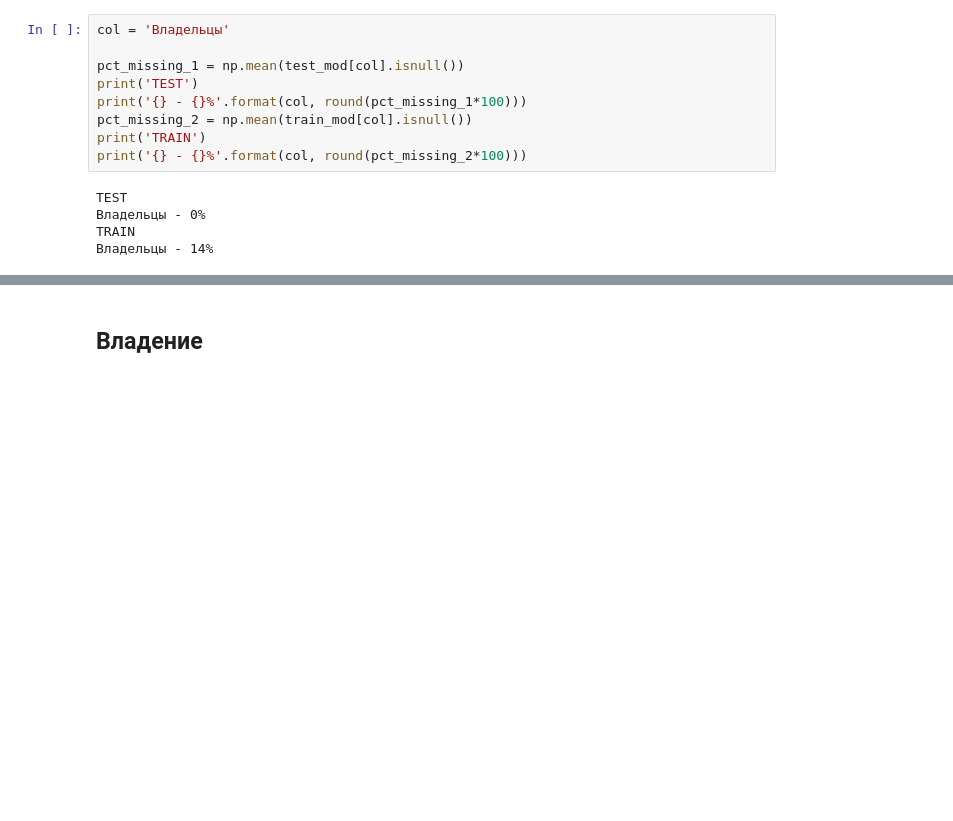
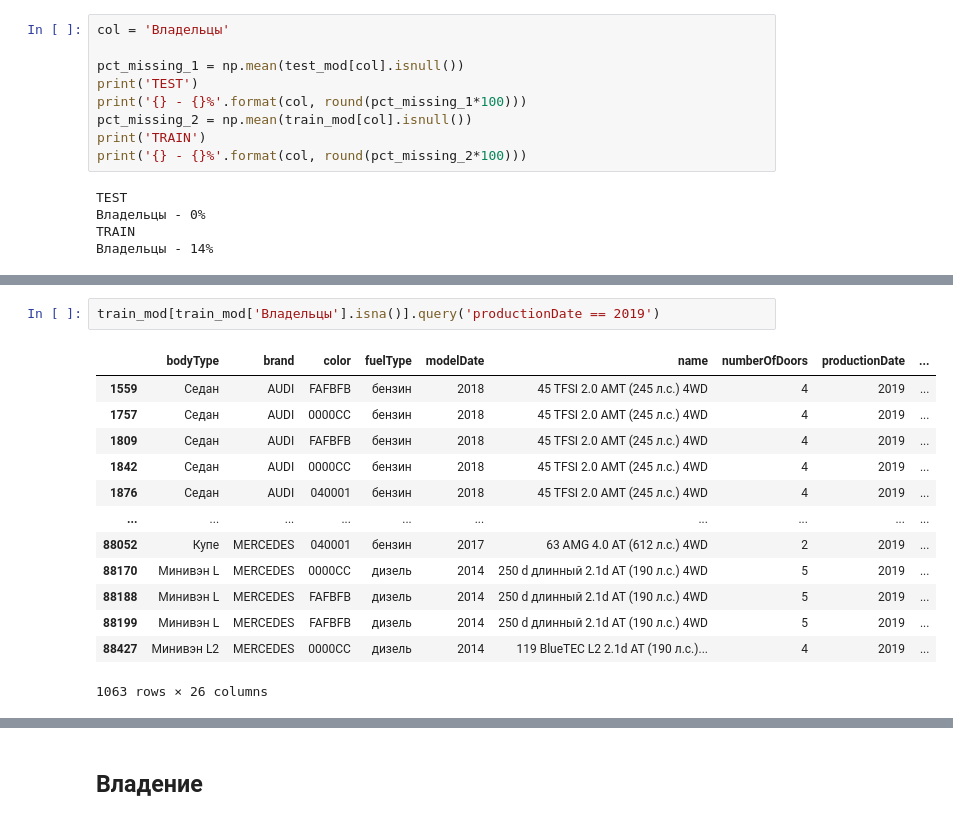
Before and after one commit to Sly-Dog/auto_pricing, a Jupyter notebook: secondary_notebooks/Preprocessing_and_thoughts.ipynb, the cells around one changed output, grey strips where cells are left out. Saved outputs shown, nothing was run; the diff lists cells and outputs as text; blank space fills up the shorter version.

```diff
--- a/secondary_notebooks/Preprocessing_and_thoughts.ipynb
+++ b/secondary_notebooks/Preprocessing_and_thoughts.ipynb
@@ -742,0 +803,16 @@ TRAIN
+# %%
+train_mod[train_mod['Владельцы'].isna()].query('productionDate == 2019')
+# %% [output]
+|  | bodyType | brand | color | fuelType | modelDate | name | numberOfDoors | productionDate | ... |
+| 1559 | Седан | AUDI | FAFBFB | бензин | 2018 | 45 TFSI 2.0 AMT (245 л.с.) 4WD | 4 | 2019 | ... |
+| 1757 | Седан | AUDI | 0000CC | бензин | 2018 | 45 TFSI 2.0 AMT (245 л.с.) 4WD | 4 | 2019 | ... |
+| 1809 | Седан | AUDI | FAFBFB | бензин | 2018 | 45 TFSI 2.0 AMT (245 л.с.) 4WD | 4 | 2019 | ... |
+| 1842 | Седан | AUDI | 0000CC | бензин | 2018 | 45 TFSI 2.0 AMT (245 л.с.) 4WD | 4 | 2019 | ... |
+| 1876 | Седан | AUDI | 040001 | бензин | 2018 | 45 TFSI 2.0 AMT (245 л.с.) 4WD | 4 | 2019 | ... |
+| ... | ... | ... | ... | ... | ... | ... | ... | ... | ... |
+| 88052 | Купе | MERCEDES | 040001 | бензин | 2017 | 63 AMG 4.0 AT (612 л.с.) 4WD | 2 | 2019 | ... |
+| 88170 | Минивэн L | MERCEDES | 0000CC | дизель | 2014 | 250 d длинный 2.1d AT (190 л.с.) 4WD | 5 | 2019 | ... |
+| 88188 | Минивэн L | MERCEDES | FAFBFB | дизель | 2014 | 250 d длинный 2.1d AT (190 л.с.) 4WD | 5 | 2019 | ... |
+| 88199 | Минивэн L | MERCEDES | FAFBFB | дизель | 2014 | 250 d длинный 2.1d AT (190 л.с.) 4WD | 5 | 2019 | ... |
+| 88427 | Минивэн L2 | MERCEDES | 0000CC | дизель | 2014 | 119 BlueTEC L2 2.1d AT (190 л.с.)... | 4 | 2019 | ... |
+1063 rows × 26 columns
```
Also changed, not shown: parts of 79 cells of this notebook, 1 other file.
